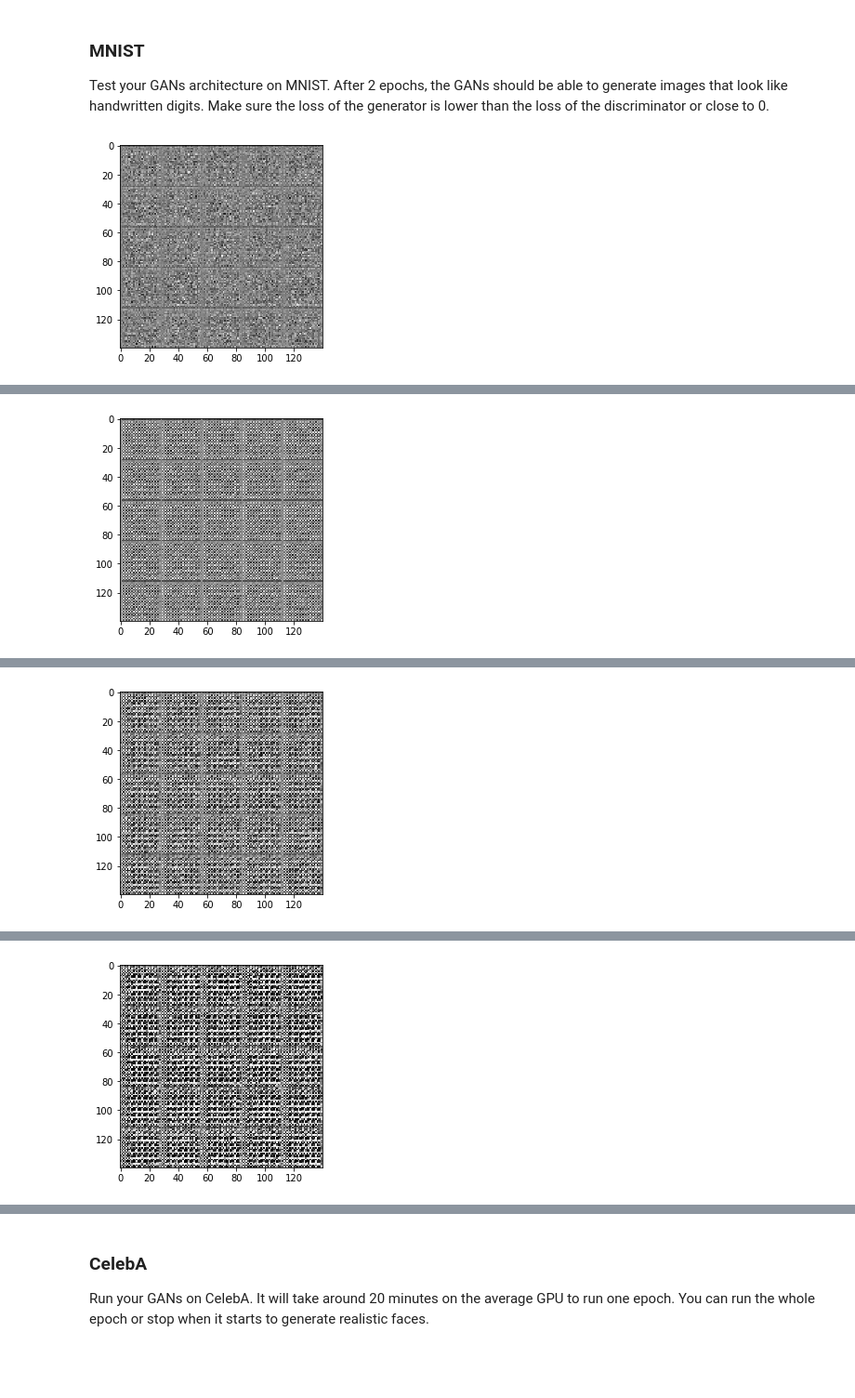
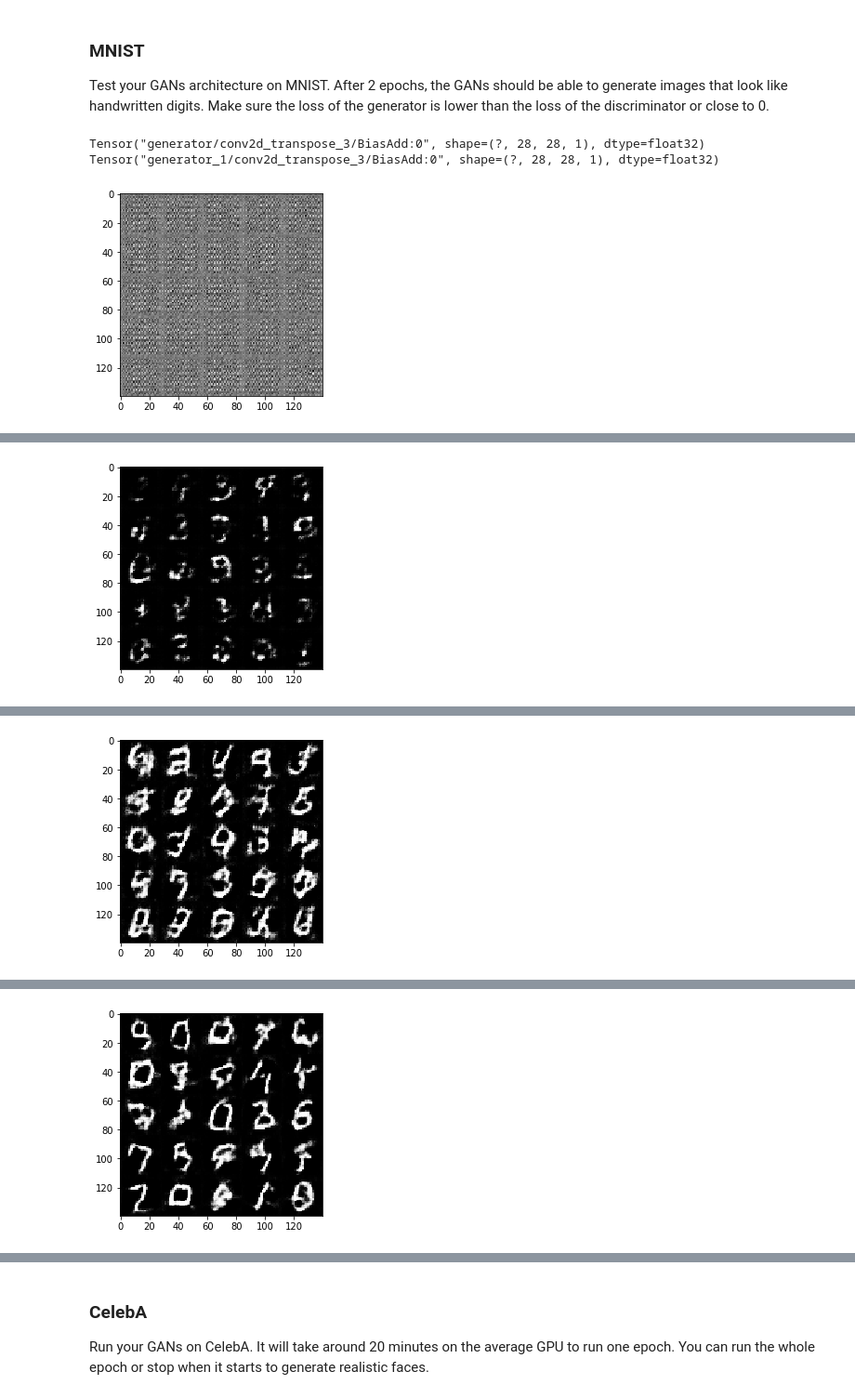
Before and after one commit to Ric01/generate-faces, a Jupyter notebook: dlnd_face_generation.ipynb, the cells around one changed output, grey strips where cells are left out. Shown at 93% size. Saved outputs shown, nothing was run; the diff lists cells and outputs as text; code cells hidden in the pictures; blank space fills up the shorter version.

```diff
--- a/dlnd_face_generation.ipynb
+++ b/dlnd_face_generation.ipynb
@@ -118,9 +118,9 @@ def model_inputs(image_width, image_height, image_channels, z_dim):
     """
     input_real = tf.placeholder(tf.float32,(None,image_width,image_height,image_channels),name="input_real")
     input_z = tf.placeholder(tf.float32,(None,z_dim),name="input_z")
-    learning_rate = tf.placeholder(tf.float32,(None),name="learning_rate")
+    lr = tf.placeholder(tf.float32,(None),name="lr")
 
-    return input_real, input_z, learning_rate
+    return input_real, input_z, lr
 
 """
 DON'T MODIFY ANYTHING IN THIS CELL THAT IS BELOW THIS LINE
@@ -244,27 +253,27 @@ def model_loss(input_real, input_z, out_channel_dim):
     :return: A tuple of (discriminator loss, generator loss)
     """
     #generate image
-    g_model = generator(input_z,out_channel_dim)
+    g_model = generator(input_z,out_channel_dim,is_train=True)
 
     #pass trough discriminator both the real image and the generated
     d_model_real,d_logits_real = discriminator(input_real) #dont get it quite clear
     d_model_fake,d_logits_fake = discriminator(g_model,reuse=True)
 
     #Label smoothing for the discriminator
-    smooth = 0.00
+    smooth = 0.1
 
     #Getting discriminator error for both real and fake images
     d_loss_real = tf.reduce_mean(
-        tf.nn.sigmoid_cross_entropy_with_logits(logits=d_logits_real,labels=tf.ones_like(d_model_real)))
+        tf.nn.sigmoid_cross_entropy_with_logits(logits=d_logits_real,labels=tf.ones_like(d_logits_real)*(1-smooth)))
     d_loss_fake = tf.reduce_mean(
-        tf.nn.sigmoid_cross_entropy_with_logits(logits=d_logits_real,labels=tf.zeros_like(d_model_fake)))
+        tf.nn.sigmoid_cross_entropy_with_logits(logits=d_logits_fake,labels=tf.zeros_like(d_logits_real)))
 
     d_loss = d_loss_real + d_loss_fake
 
     #Getting generator loss
 
     g_loss = tf.reduce_mean(
-        tf.nn.sigmoid_cross_entropy_with_logits(logits=d_logits_fake,labels=tf.ones_like(d_model_fake)))
+        tf.nn.sigmoid_cross_entropy_with_logits(logits=d_logits_fake,labels=tf.ones_like(d_logits_fake)))
 
     return d_loss, g_loss
 
@@ -366,7 +376,7 @@ def train(epoch_count, batch_size, z_dim, learning_rate, beta1, get_batches, dat
 
     loop_count = 0
     gen_out_period = 100
-    loss_out_period = 10
+    loss_out_period = 100
 
     with tf.Session() as sess:
         sess.run(tf.global_variables_initializer())
@@ -374,15 +384,22 @@ def train(epoch_count, batch_size, z_dim, learning_rate, beta1, get_batches, dat
             for batch_images in get_batches(batch_size):
 
                 #1 Get images, reshape and pass to discriminator (rescale from 0.5 to 1 max values)
-                batch_images = batch_images.reshape(batch_size, data_shape[1], data_shape[2], data_shape[3])
+                #From 28x28 image to flat vector??
+                batch_images = batch_images.reshape(batch_size, data_shape[1],data_shape[2], data_shape[3])
                 batch_images = batch_images* 2
+                #print(batch_images.shape)
 
                 #2 Sample random noise for generator
                 batch_z = np.random.uniform(-1, 1, size=(batch_size, z_dim))
 
-                #3 Run the optimizers
+                #3 Run the optimizers (try running 3 times generator and 2 times discriminator)
                 _ = sess.run(d_opt, feed_dict={input_real : batch_images, input_z : batch_z, lr:learning_rate})
                 _ = sess.run(g_opt, feed_dict={input_z : batch_z, input_real: batch_images,lr:learning_rate})
+                _ = sess.run(d_opt, feed_dict={input_real : batch_images, input_z : batch_z, lr:learning_rate})
+                _ = sess.run(g_opt, feed_dict={input_z : batch_z, input_real: batch_images,lr:learning_rate})
+                _ = sess.run(g_opt, feed_dict={input_z : batch_z, input_real: batch_images,lr:learning_rate})
+
+
 
                 #4 print every gen_out_period
                 if(loop_count%gen_out_period == 0):
@@ -401,9 +418,9 @@ def train(epoch_count, batch_size, z_dim, learning_rate, beta1, get_batches, dat
 ### MNIST
 Test your GANs architecture on MNIST.  After 2 epochs, the GANs should be able to generate images that look like handwritten digits.  Make sure the loss of the generator is lower than the loss of the discriminator or close to 0.
 # %%
-batch_size = 128
+batch_size = 32
 z_dim = 100
-learning_rate = 0.00001
+learning_rate = 0.0001
 beta1 = 0.5
 
 
@@ -417,4 +434,6 @@ with tf.Graph().as_default():
     train(epochs, batch_size, z_dim, learning_rate, beta1, mnist_dataset.get_batches,
           mnist_dataset.shape, mnist_dataset.image_mode)
 # %% [output]
+Tensor("generator/conv2d_transpose_3/BiasAdd:0", shape=(?, 28, 28, 1), dtype=float32)
+Tensor("generator_1/conv2d_transpose_3/BiasAdd:0", shape=(?, 28, 28, 1), dtype=float32)
-[figure, old version]
+[figure, new version]
@@ -431 +442 @@ Epoch 1/2... Discriminator Loss: 1.4049... Generator Loss: 0.0150
-[figure, old version]
+[figure, new version]
@@ -442 +445 @@ Epoch 1/2... Discriminator Loss: 1.4011... Generator Loss: 0.0069
-[figure, old version]
+[figure, new version]
@@ -453 +448 @@ Epoch 1/2... Discriminator Loss: 1.3973... Generator Loss: 0.0046
-[figure, old version]
+[figure, new version]
```
Also changed, not shown: parts of 7 cells of this notebook.
